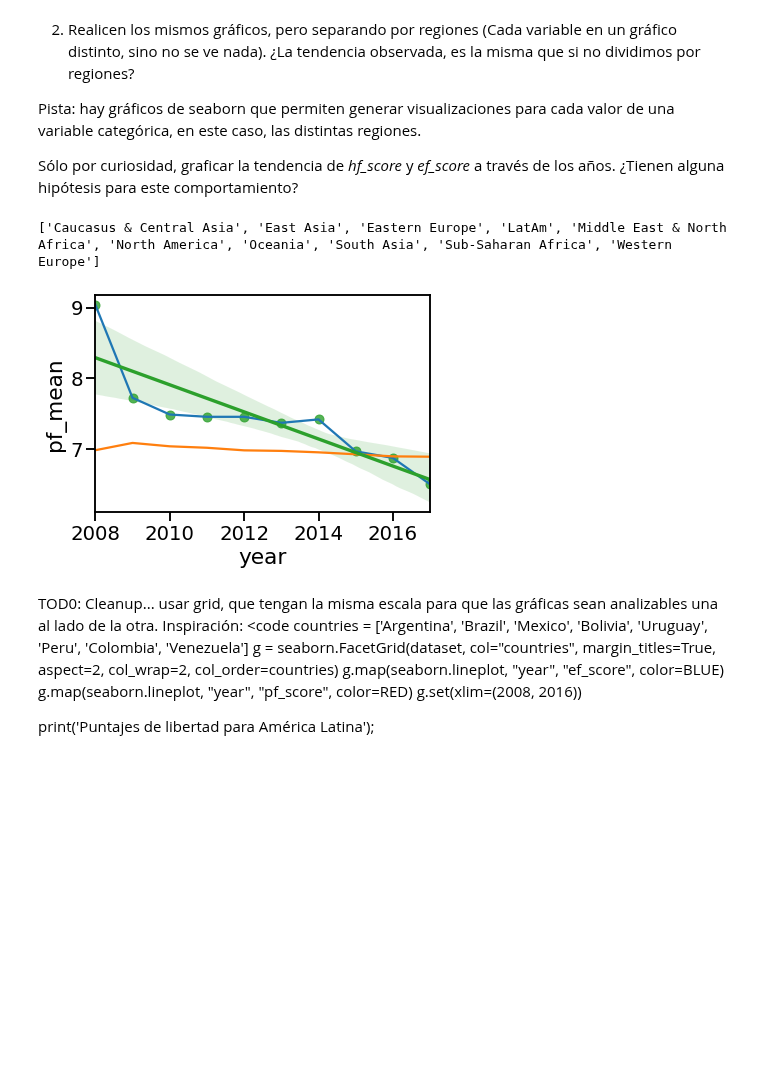
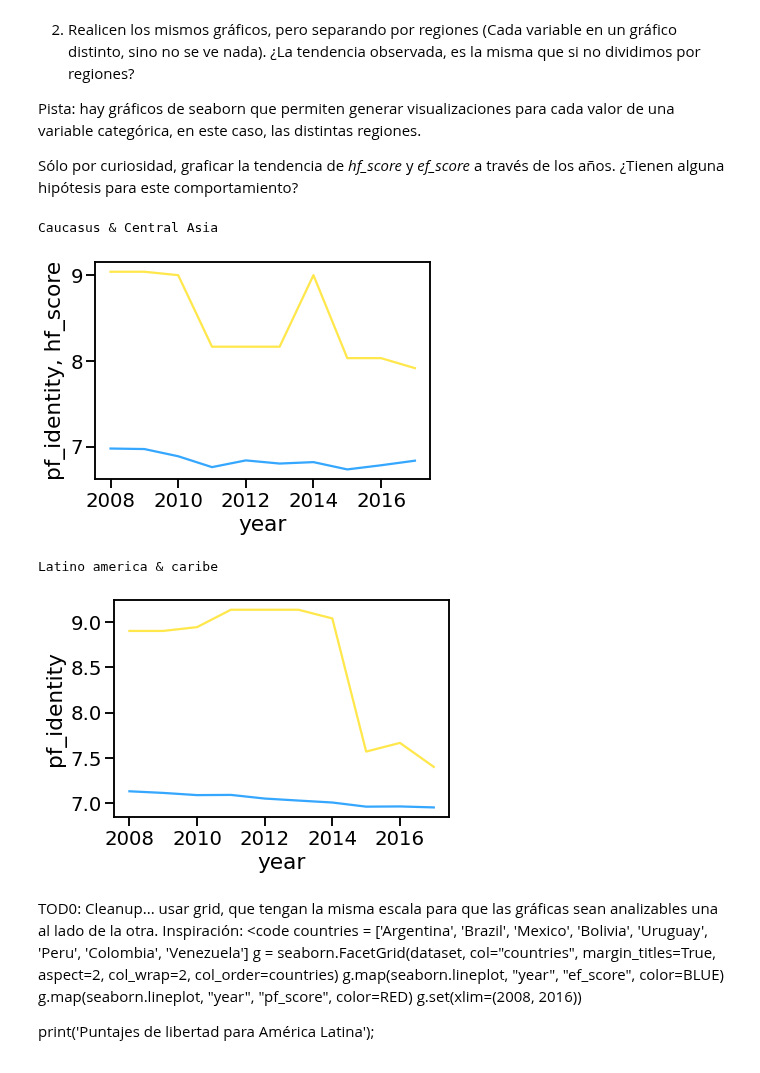
Before and after one commit to diplodatos2020-grupo5/AnalisisyVisualizacion, a Jupyter notebook: practico.ipynb, the cells around one changed output. Drawn from its saved outputs; the diff is of its cells as text; code cells hidden in the pictures; blank space fills up the shorter version.

```diff
--- a/practico.ipynb
+++ b/practico.ipynb
@@ -292,46 +295,34 @@ ax = seaborn.lineplot(x="year", y="hf_score", data=data_)
 Pista: hay gráficos de seaborn que permiten generar visualizaciones para cada valor de una variable categórica, en este caso, las distintas regiones.
 
 Sólo por curiosidad, graficar la tendencia de *hf_score* y *ef_score* a través de los años. ¿Tienen alguna hipótesis para este comportamiento?
-# %%
-regions = list(set(dataset['region'].to_list()))
-regions = list(numpy.sort(regions))
-print(regions)
-plots=[]
-region = 'LatAm'
-by_region = dataset.groupby(['region']).get_group(region)
-
-#esto puede ser get_means_by(my_filter, region)
-#y en el groupby haces str(my_filter)
-def get_means_by_region(region):
-    #para una region
-    by_region = dataset.groupby(['region']).get_group(region)
-    for year in years:
-        grouped = by_region.groupby(['year'])
-        year_data = grouped.get_group(year)
-        pf_identities= year_data['pf_identity'].to_list()
-        pf_identities=[x for x in pf_identities if str(x) != 'nan']
-        pf_identity_mean=numpy.mean(pf_identities)
-        pf_data[year]=pf_identity_mean
-
-        hf_scores = year_data['hf_score'].to_list()
-        hf_scores=[x for x in hf_scores if str(x) != 'nan']
-        hf_score_mean = numpy.mean(hf_scores)
-        hf_data[year]=hf_score_mean
-
-        pf = pandas.DataFrame(pf_data.items(), columns=['year', 'pf_mean'])
-        hf = pandas.DataFrame(hf_data.items(), columns=['year', 'hf_mean'])
-
-        return pf, hf
-
-#el amarillo es bx
-pf_cca, hf_cca = get_means_by_region('Caucasus & Central Asia')
-pf_cca_plot = seaborn.lineplot(x="year", y="pf_mean", data=pf_cca)
-hf_cca_plot = seaborn.lineplot(x="year", y="hf_mean", data=hf_cca)
-#thanks, i hate it
-caa_tend_pf = seaborn.regplot(x="year",y="pf_mean",data = pf_cca)
-# %% [output]
-['Caucasus & Central Asia', 'East Asia', 'Eastern Europe', 'LatAm', 'Middle East & North Africa', 'North America', 'Oceania', 'South Asia', 'Sub-Saharan Africa', 'Western Europe']
-[figure, removed]
+# %%
+data_ = dataset.groupby(["year","region"]).mean().reset_index()
+cca_data_=data_[data_.region=='Caucasus & Central Asia']#.head()
+latam_data_=data_[data_.region=='LatAm']#.head()
+import matplotlib.pyplot as plt
+def plot_means(region,):
+    ax=seaborn.lineplot(x="year", y="hf_score", data=cca_data_,color=BLUE)
+    seaborn.lineplot(x="year", y="pf_identity", data=cca_data_,color=YELLOW)
+    ax.set(ylabel='pf_identity, hf_score', xlabel='year')
+    print(region)
+    plt.show()
+plot_means("Caucasus & Central Asia")
+
+ax=seaborn.lineplot(x="year", y="hf_score", data=cca_data_,color=BLUE)
+seaborn.lineplot(x="year", y="pf_identity", data=cca_data_,color=YELLOW)
+ax.set(ylabel='pf_identity, hf_score', xlabel='year')
+print("Caucasus & Central Asia")
+plt.show()
+bx=seaborn.lineplot(x="year", y="hf_score", data=latam_data_,color=BLUE)
+seaborn.lineplot(x="year", y="pf_identity", data=latam_data_,color=YELLOW)
+ax.set(ylabel='pf_identity, hf_score', xlabel='year')
+print("Latino america & caribe")
+plt.show()
+# %% [output]
+Caucasus & Central Asia
+[figure, added]
+Latino america & caribe
+[figure, added]
 # %% [markdown]
 TOD0: Cleanup... usar grid, que tengan la misma escala para que las gráficas sean analizables una al lado de la otra.
 Inspiración:
```
Also changed, not shown: parts of 1 cell of this notebook.
